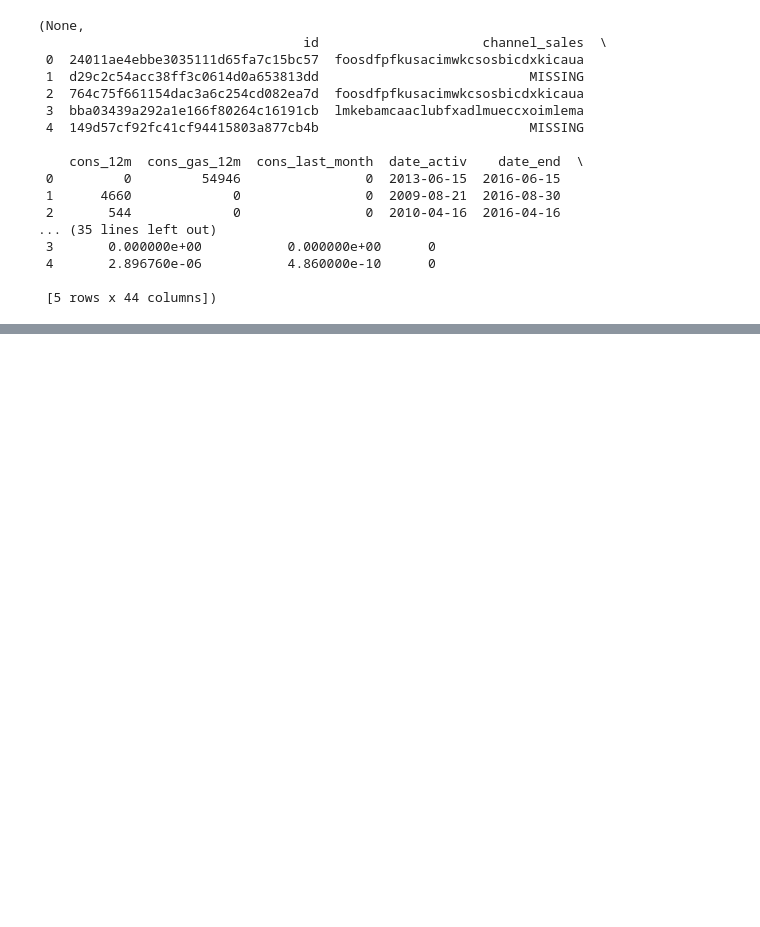
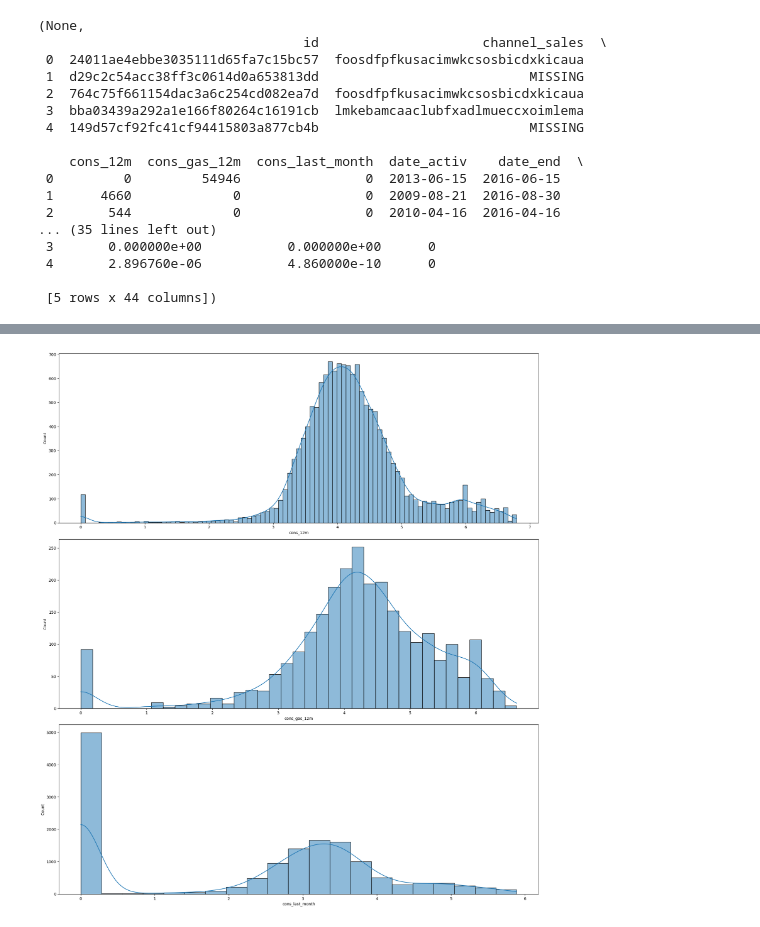
Before and after one commit to tripathi-ayushi/powerco-churn-analysis, a Jupyter notebook: notebooks/mkdir_data/powerco_transformed_features.ipynb, the cells around one changed output, grey strips where cells are left out. Saved outputs shown, nothing was run; the diff lists cells and outputs as text; code cells hidden in the pictures; blank space fills up the shorter version.

```diff
--- a/notebooks/mkdir_data/powerco_transformed_features.ipynb
+++ b/notebooks/mkdir_data/powerco_transformed_features.ipynb
@@ -54,2 +56,0 @@ We can still engineer useful features to reflect **price sensitivity** and **cha
-# %%
-df["off_peak_price_change_6m"] = df["var_6m_price_off_peak"] - df["var_year_price_off_peak"]
@@ -325,0 +125,23 @@ weighted avg       0.84      0.84      0.84      2922
+# %%
+if 'channel_sales' in df.columns:
+    df = pd.get_dummies(df, columns=['channel_sales'], prefix='channel')
+    # Drop specific categories if they exist
+    cols_to_drop = [
+        'channel_sddiedcslfslkckwlfkdpoeeailfpeds',
+        'channel_epumfxlbckeskwekxbiuasklxalciiuu',
+        'channel_fixdbufsefwooaasfcxdxadsiekoceaa'
+    ]
+    df = df.drop(columns=[col for col in cols_to_drop if col in df.columns])
+# %%
+if 'origin_up' in df.columns:
+    df['origin_up'] = df['origin_up'].astype('category')
+    print(df['origin_up'].value_counts())  # Optional
+    df = pd.get_dummies(df, columns=['origin_up'], prefix='origin_up')
+
+    # Drop sparse/rare dummies if they exist
+    cols_to_drop = [
+        'origin_up_MISSING',
+        'origin_up_usapbepcfoloekilkwsdiboslwaxobdp',
+        'origin_up_ewxeelcelemmiwuafmddpobolfuxioce'
+    ]
+    df = df.drop(columns=[col for col in cols_to_drop if col in df.columns])
@@ -325,0 +192,9 @@ weighted avg       0.84      0.84      0.84      2922
+# %%
+# Apply log10 transformation
+df["cons_12m"] = np.log10(df["cons_12m"] + 1)
+df["cons_gas_12m"] = np.log10(df["cons_gas_12m"] + 1)
+df["cons_last_month"] = np.log10(df["cons_last_month"] + 1)
+df["forecast_cons_12m"] = np.log10(df["forecast_cons_12m"] + 1)
+df["forecast_cons_year"] = np.log10(df["forecast_cons_year"] + 1)
+df["forecast_meter_rent_12m"] = np.log10(df["forecast_meter_rent_12m"] + 1)
+df["imp_cons"] = np.log10(df["imp_cons"] + 1)
@@ -325,0 +213,11 @@ weighted avg       0.84      0.84      0.84      2922
+# %%
+fig, axs = plt.subplots(nrows=3, figsize=(18, 20))
+
+sns.histplot(df["cons_12m"].dropna(), kde=True, ax=axs[0])
+sns.histplot(df[df["has_gas"] == 1]["cons_gas_12m"].dropna(), kde=True, ax=axs[1])
+sns.histplot(df["cons_last_month"].dropna(), kde=True, ax=axs[2])
+
+plt.tight_layout()
+plt.show()
+# %% [output]
+[figure, added]
```
Also changed, not shown: parts of 27 cells of this notebook.
